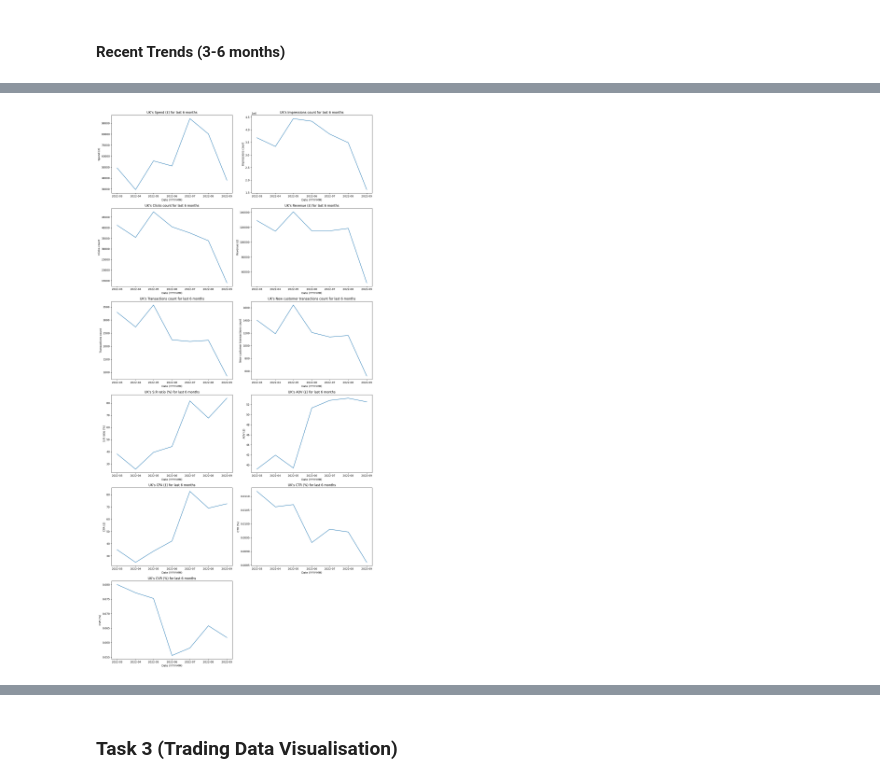
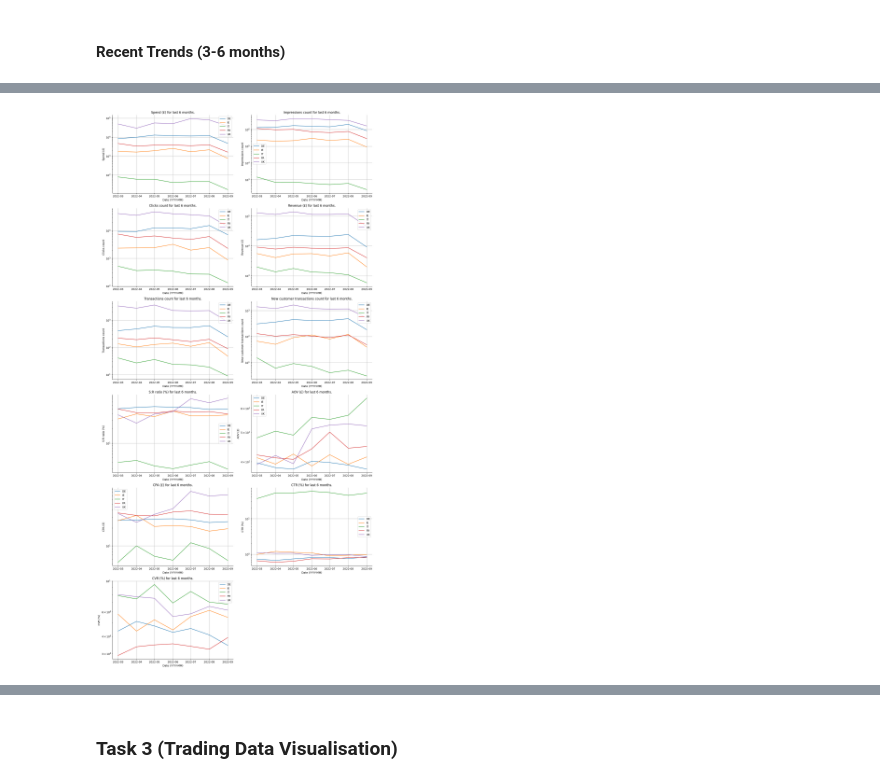
Before and after one commit to DanRHoward/Protein_Works_Presentation, a Jupyter notebook: Protein Works Presentation.ipynb, the cells around one changed output, grey strips where cells are left out. Drawn from its saved outputs; the diff is of its cells as text; code cells hidden in the pictures.

```diff
--- a/Protein Works Presentation.ipynb
+++ b/Protein Works Presentation.ipynb
@@ -823,7 +816,7 @@ ax = sns.lineplot(x=marketing_data_df[cond]['date'],
              y=marketing_data_df[cond]['conversion_rate'],
              hue=marketing_data_df[cond]['country'],
              ci=False)
-ax.set_ylim(0,0.3)
+ax.set_ylim(0,1)
 ax.set_xticklabels(ax.get_xticklabels(),rotation=45)
 ax.set_title(f'Conversion Rate (CVR) for each country.')
 ax.set_xlabel('Date (YYYY-MM)')
@@ -856,37 +834,40 @@ display(recent_all_channels_marketing_data_df.head())
 # %%
-def recent_trends(df,country):
+def recent_trends(df):
     fig, axes = plt.subplots(6, 2, figsize=(15, 30))
     axes = axes.flatten()
     feature_list=['spend','impressions','clicks','revenue','transactions','new_customer_transactions','spend_revenue_ratio','average_order_value','cost_per_acquisition','click_through_rate','conversion_rate']
     y_axis_labels = {
         'spend': 'Spend (£)',
         'impressions': 'Impressions count',
         'clicks': 'Clicks count',
         'revenue': 'Revenue (£)',
         'transactions': 'Transactions count',
         'new_customer_transactions': 'New customer transactions count',
         'spend_revenue_ratio': "S:R ratio (%)",
         'average_order_value': 'AOV (£)',
         'cost_per_acquisition': 'CPA (£)',
         'click_through_rate': 'CTR (%)',
         'conversion_rate': 'CVR (%)'
     }
     for ax, feature in zip(axes,feature_list):
-        sns.lineplot(data=df[df['country']==country],
-                x='date',
-                y=feature,
-                ax=ax,
-                ci=False)
-        ax.set_title(f'{country}\'s {y_axis_labels[feature]} for last 6 months')
+        for country in ['DE','IE','IT','FR','UK']:
+            sns.lineplot(data=df[df['country']==country],
+                    x='date',
+                    y=df[df['country']==country][feature] + 0.001, #work around for 0's on log scale plots
+                    ax=ax,
+                    ci=False,
+                    label=country)
+        ax.set_title(f'{y_axis_labels[feature]} for last 6 months.')
         ax.set_xlabel('Date (YYYY-MM)')
         ax.set_ylabel(y_axis_labels[feature])
+        ax.set_yscale('log')
+        ax.spines[['right', 'top']].set_visible(False)
+        ax.grid(True)
     fig.delaxes(axes[-1])
     plt.tight_layout()
     plt.show()
-
-    display(df[feature_list].corr())
     return
 
-recent_trends(recent_all_channels_marketing_data_df,'UK')
+recent_trends(recent_all_channels_marketing_data_df)
 # %% [output]
-[figure, old version]
+[figure, new version]
```
Also changed, not shown: parts of 16 cells of this notebook.
